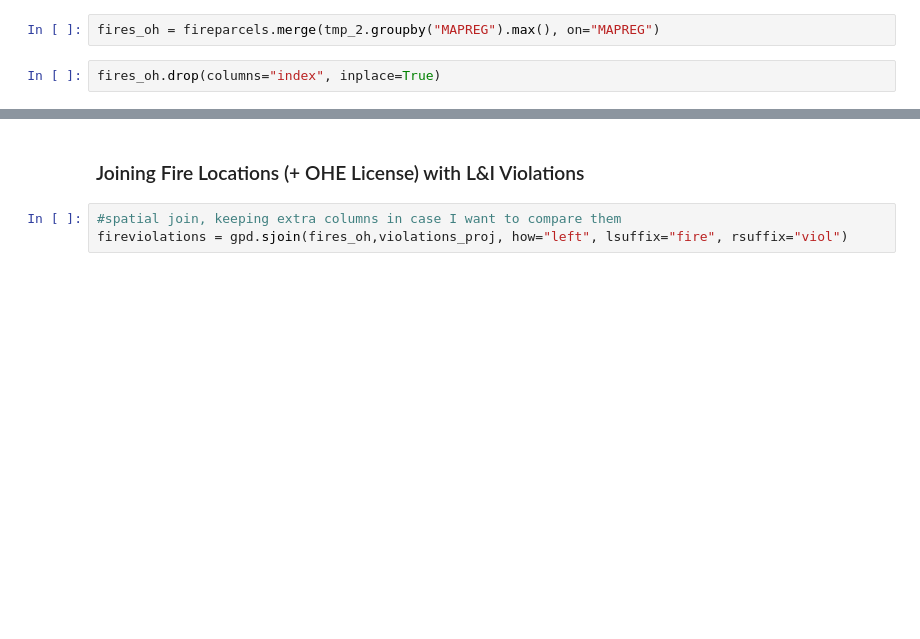
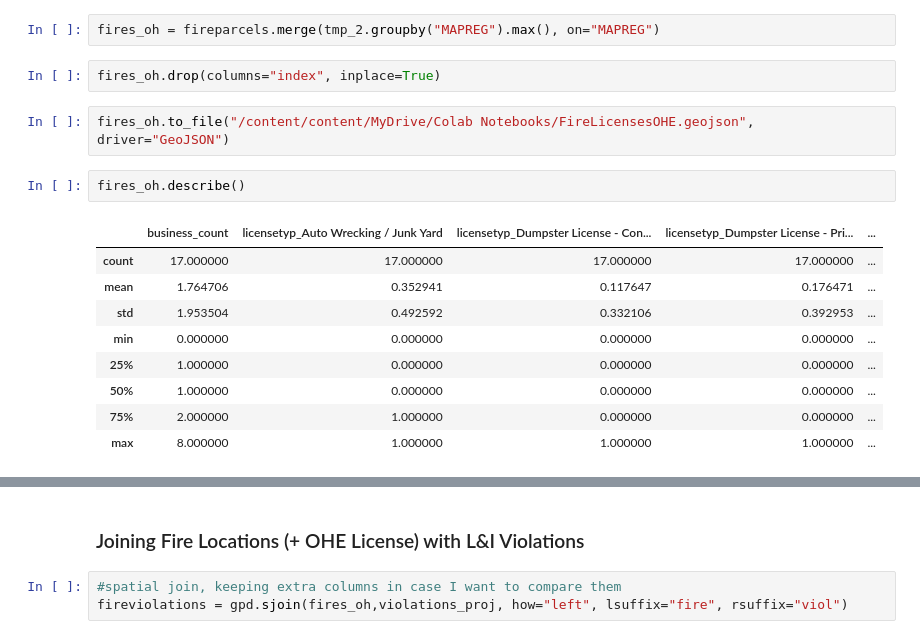
Before and after one commit to CoWoGeo/PUS2022_CWolk, a Jupyter notebook: ProjectLanthamWolk/LIViolations.ipynb, the cells around one changed output, grey strips where cells are left out. Drawn from its saved outputs; the diff is of its cells as text; blank space fills up the shorter version.

```diff
--- a/ProjectLanthamWolk/LIViolations.ipynb
+++ b/ProjectLanthamWolk/LIViolations.ipynb
@@ -969,3 +971,17 @@ tmp_2
 fires_oh = fireparcels.merge(tmp_2.groupby("MAPREG").max(), on="MAPREG")
 # %%
 fires_oh.drop(columns="index", inplace=True)
+# %%
+fires_oh.to_file("/content/content/MyDrive/Colab Notebooks/FireLicensesOHE.geojson", driver="GeoJSON")
+# %%
+fires_oh.describe()
+# %% [output]
+|  | business_count | licensetyp_Auto Wrecking / Junk Yard | licensetyp_Dumpster License - Con... | licensetyp_Dumpster License - Pri... | ... |
+| count | 17.000000 | 17.000000 | 17.000000 | 17.000000 | ... |
+| mean | 1.764706 | 0.352941 | 0.117647 | 0.176471 | ... |
+| std | 1.953504 | 0.492592 | 0.332106 | 0.392953 | ... |
+| min | 0.000000 | 0.000000 | 0.000000 | 0.000000 | ... |
+| 25% | 1.000000 | 0.000000 | 0.000000 | 0.000000 | ... |
+| 50% | 1.000000 | 0.000000 | 0.000000 | 0.000000 | ... |
+| 75% | 2.000000 | 1.000000 | 0.000000 | 0.000000 | ... |
+| max | 8.000000 | 1.000000 | 1.000000 | 1.000000 | ... |
```
Also changed, not shown: parts of 3 cells of this notebook.
